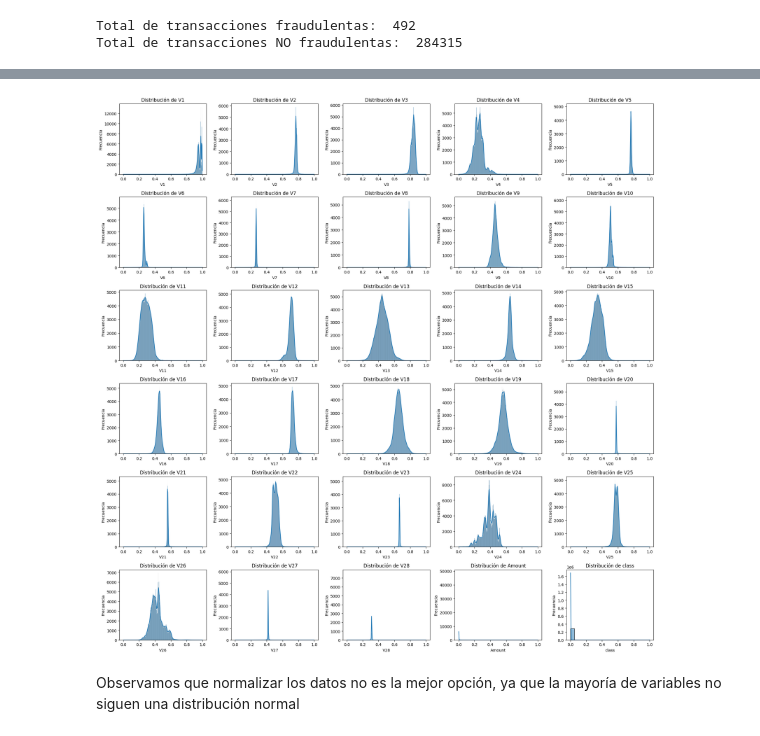
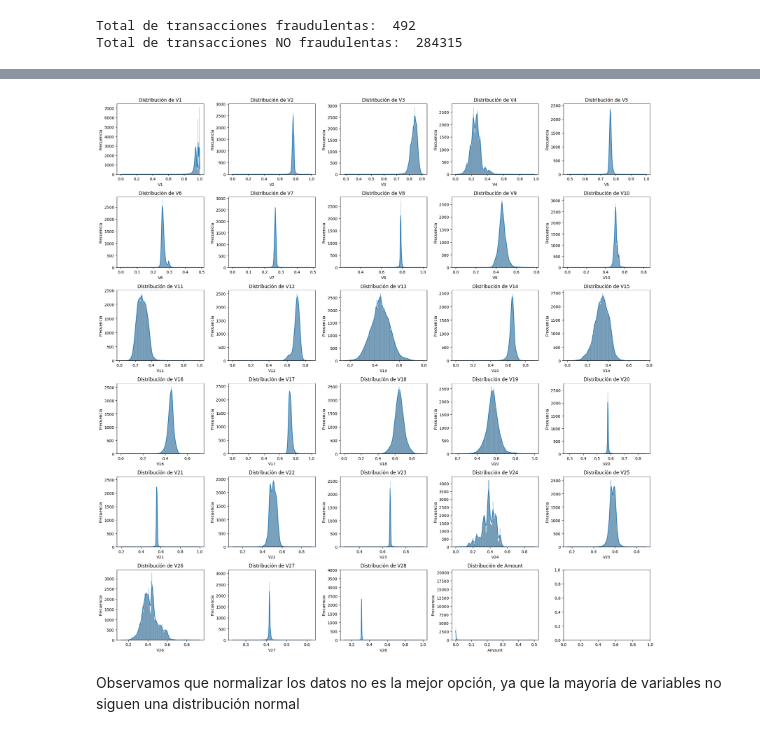
Before and after one commit to cescdovi/ANOMALY-DETECTION, a Jupyter notebook: CODE/main_analysis.ipynb, the cells around one changed output, grey strips where cells are left out. Drawn from its saved outputs; the diff is of its cells as text; code cells hidden in the pictures.

```diff
--- a/CODE/main_analysis.ipynb
+++ b/CODE/main_analysis.ipynb
@@ -50,0 +63,24 @@ Total de transacciones NO fraudulentas:  284315
+# %%
+from sklearn.utils import resample
+
+# Dividir las clases
+X_class_0 = X[y == 0]
+X_class_1 = X[y == 1]
+
+y_class_0 = y[y == 0]
+y_class_1 = y[y == 1]
+
+# Realizar el undersampling para la clase 0
+X_class_0_undersampled, y_class_0_undersampled = resample(
+    X_class_0, y_class_0,
+    n_samples=100000,  # Hacemos que la clase 0 tenga el mismo número que la clase 1
+    random_state=42
+)
+
+# Concatenar las clases balanceadas
+X = pd.concat([X_class_0_undersampled, X_class_1])
+Y = pd.concat([y_class_0_undersampled, y_class_1])
+
+# Verificar el nuevo balance
+print(f'Total de transacciones fraudulentas: {Y.sum()}')
+print(f'Total de transacciones NO fraudulentas: {len(Y) - Y.sum()}')
@@ -72,22 +111,22 @@ data.describe()
 # %%
 # Crear una figura con subgráficos
 fig, axes = plt.subplots(6, 5, figsize=(20, 20))  # Ajusta el tamaño como necesario
 
 # Aplanar la matriz de ejes para facilitar la iteración si hay más de una fila
 axes = axes.flatten()
 
 # Iterar a través de todas las columnas del DataFrame y crear un gráfico para cada una
-for i, column in enumerate(data.columns):
-    sns.histplot(data[column], kde=True, ax=axes[i])
+for i, column in enumerate(X.columns):
+    sns.histplot(X[column], kde=True, ax=axes[i])
     axes[i].set_title(f'Distribución de {column}')
     axes[i].set_xlabel(column)
     axes[i].set_ylabel('Frecuencia')
 
 # Ajustar la visualización y mostrar el gráfico
 plt.tight_layout()
 plt.show()
 # %% [output]
-[figure, old version]
+[figure, new version]
 # %% [markdown]
 Observamos que normalizar los datos no es la mejor opción, ya que la mayoría de variables no siguen una distribución normal
 # %% [markdown]
```
Also changed, not shown: parts of 23 cells of this notebook.
